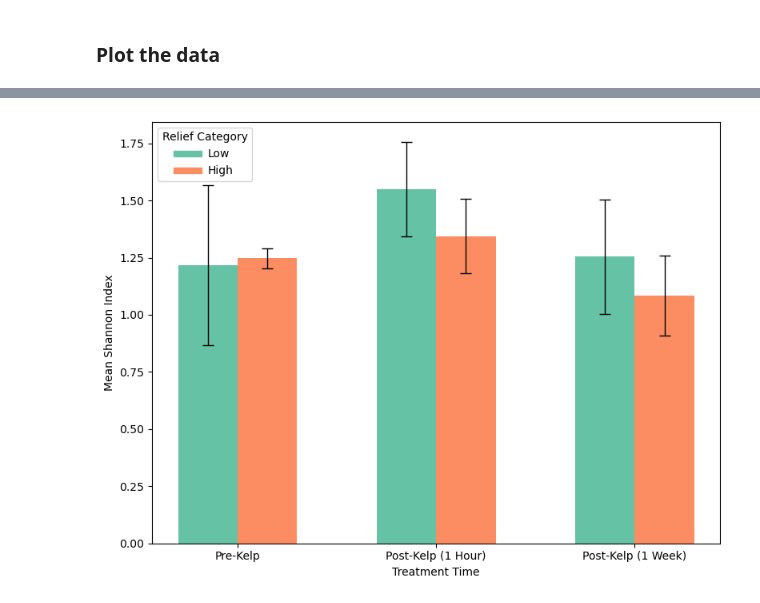
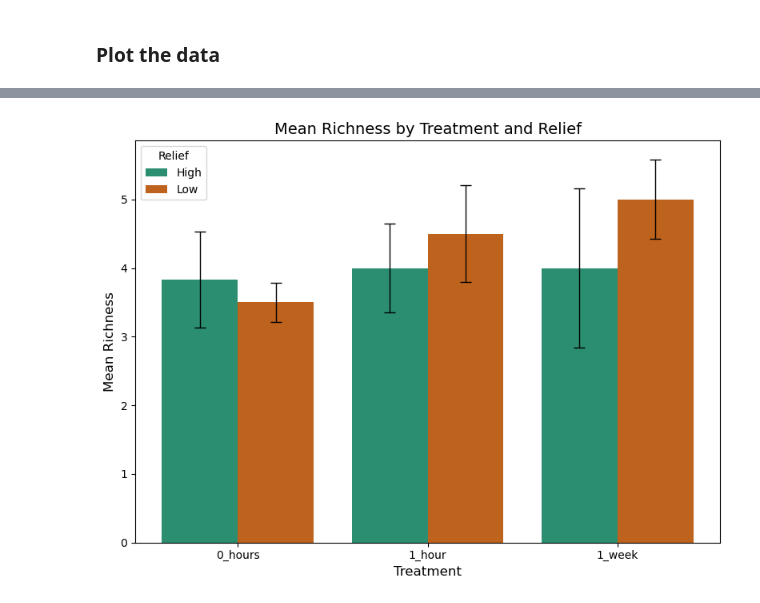
Before and after one commit to daleycarolinec/ms272, a Jupyter notebook: Treatment + Relief.ipynb, the cells around one changed output, grey strips where cells are left out. Cells and saved outputs as stored; diff of their text form; code cells hidden in the pictures.

```diff
--- a/Treatment + Relief.ipynb
+++ b/Treatment + Relief.ipynb
@@ -33,7 +33,7 @@ fish_master = fish.merge(species_codes, on='Species', how='right')
 fish_master = fish_master.merge(mean_relief, on = 'Transect_Number', how = 'right')
 
 metadata = ['Date', 'Location', 'Recorder',
-                    'Buddy', 'Heading', 'Depth_ft', 'Unnamed: 13']
+                    'Buddy', 'Heading', 'Depth_ft']
 
 fish_master = fish_master.drop(columns=metadata)
 fish_master
@@ -179,66 +146,57 @@ Tukey's HSD Results for total_density:
 # %% [markdown]
 ### Plot the data
 # %%
-def plot_statistics_with_simple_error_bars(stats, y_column, y_label, metric_name):
+import numpy as np
+import pandas as pd
+import seaborn as sns
+import matplotlib.pyplot as plt
 
-    # Set up the figure
+# Metrics and their labels
+metrics = {
+    'density_mean': ('density_se', 'Mean Density (count/m²)'),
+    'richness_mean': ('richness_se', 'Mean Richness'),
+    'size_mean': ('size_se', 'Mean Size (cm)'),
+    'biodiversity_mean': ('biodiversity_se', 'Mean Biodiversity')
+}
+
+# Loop through each metric
+for metric, (se_col, y_label) in metrics.items():
+    # Sort to ensure consistent order
+    data = summary_stats.sort_values(by=['Treatment_Time', 'Relief_Category'])
+
+    # Plot
     plt.figure(figsize=(8, 6))
+    ax = sns.barplot(
+        data=data,
+        x='Treatment_Time',
+        y=metric,
+        hue='Relief_Category',
+        palette='Dark2',
+        errorbar=None  # <-- replaces deprecated 'ci=None'
+    )
 
-    # Custom x-axis label mapping
-    label_map = {'0_hours': 'Pre-Kelp', '1_hour': 'Post-Kelp (1 Hour)', '1_week': 'Post-Kelp (1 Week)'}
-    stats = stats.copy()
-    stats['Treatment_Label'] = stats['Treatment_Time'].map(label_map)
+    # Add error bars using precomputed SE values
+    for bar, (_, row) in zip(ax.patches, data.iterrows()):
+        x = bar.get_x() + bar.get_width() / 2
+        y = bar.get_height()
+        err = row[se_col]
 
-    # Define positions on the x-axis
-    treatment_times = stats['Treatment_Time'].unique()
-    treatment_labels = [label_map[t] for t in treatment_times]
-    relief_categories = sorted(stats['Relief_Category'].unique(), reverse=True)
+        if pd.notna(err) and err > 0:
+            ax.errorbar(x, y, yerr=err, fmt='none', c='black', capsize=5, elinewidth=1)
 
-    width = 0.3  # Width of each bar
-    colors = sns.color_palette("Set2", len(relief_categories))
-
-    legend_labels = []
-
-    for i, treatment_time in enumerate(treatment_times):
-        for j, relief_category in enumerate(relief_categories):
-            row = stats[(stats['Treatment_Time'] == treatment_time) &
-                        (stats['Relief_Category'] == relief_category)].iloc[0]
-
-            bar_x = i + j * width
-            mean_value = row[y_column]
-            std_error = row[f'std_error_{metric_name}']
-
-            plt.bar(bar_x, mean_value, width=width, color=colors[j])
-            plt.errorbar(bar_x, mean_value, yerr=std_error, fmt='none',
-                         color='black', capsize=5, elinewidth=1)
-
-            if i == 0:
-                legend_labels.append(relief_category)
-
-    # Set custom x-tick positions and labels
-    tick_positions = np.arange(len(treatment_times)) + (width / 2)
-    plt.xticks(tick_positions, treatment_labels)
-
-    plt.xlabel('Treatment Time')
-    plt.ylabel(y_label)
-
-    legend_handles = [Line2D([0], [0], color=colors[j], lw=6) for j in range(len(relief_categories))]
-    plt.legend(legend_handles, legend_labels, title='Relief Category', loc='upper left')
-
+    # Format plot
+    plt.title(f"{y_label} by Treatment and Relief", fontsize=14)
+    plt.xlabel('Treatment', fontsize=12)
+    plt.ylabel(y_label, fontsize=12)
+    plt.ylim(bottom=0)
+    plt.legend(title='Relief')
     plt.tight_layout()
 
-    # Save the figure as a jpg file
-    filename = f'{metric_name}_reliefxtreament_plot.jpg'  # Name the file based on the metric name
-    plt.savefig(filename, dpi=300, bbox_inches='tight', format='jpg')  # Save as .jpg with high resolution
+    # Save the figure with correct filename
+    filename = f'{metric}_treatment_by_relief_plot.jpg'
+    plt.savefig(filename, dpi=300, bbox_inches='tight', format='jpg')
 
-    # Optionally, display the plot
     plt.show()
 
-    print(f"Figure saved as {filename}")
-
-# Example usage:
-plot_statistics_with_simple_error_bars(density_stats, 'mean_density', 'Mean Density (count/m²)', 'density')
-plot_statistics_with_simple_error_bars(biodiversity_stats, 'mean_biodiversity', 'Mean Shannon Index', 'biodiversity')
-plot_statistics_with_simple_error_bars(size_stats, 'mean_size', 'Mean Size (cm)', 'size')
-plot_statistics_with_simple_error_bars(richness_stats, 'mean_richness', 'Mean Species Richness', 'richness')
+    print(f"✅ Plot displayed and saved for: {metric}")
 # %% [output]
@@ -247 +205 @@ Figure saved as density_reliefxtreament_plot.jpg
-[figure, old version]
+[figure, new version]
```
Also changed, not shown: parts of 10 cells of this notebook, 50 other files.
